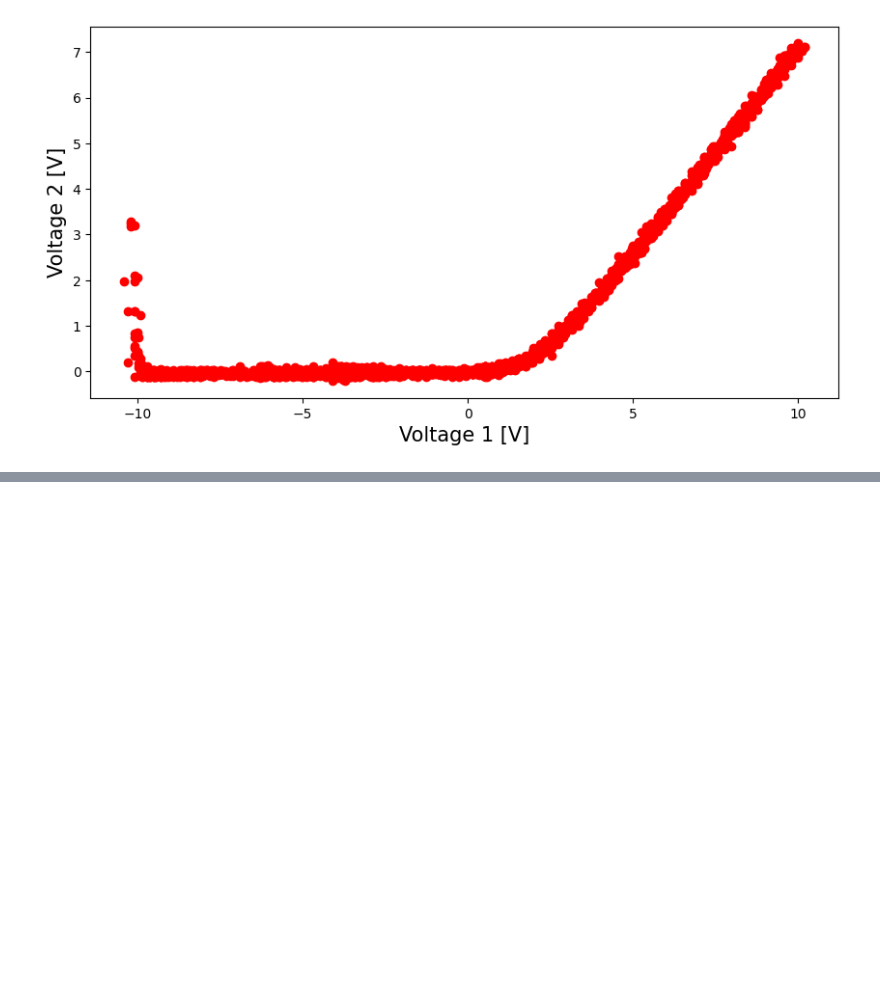
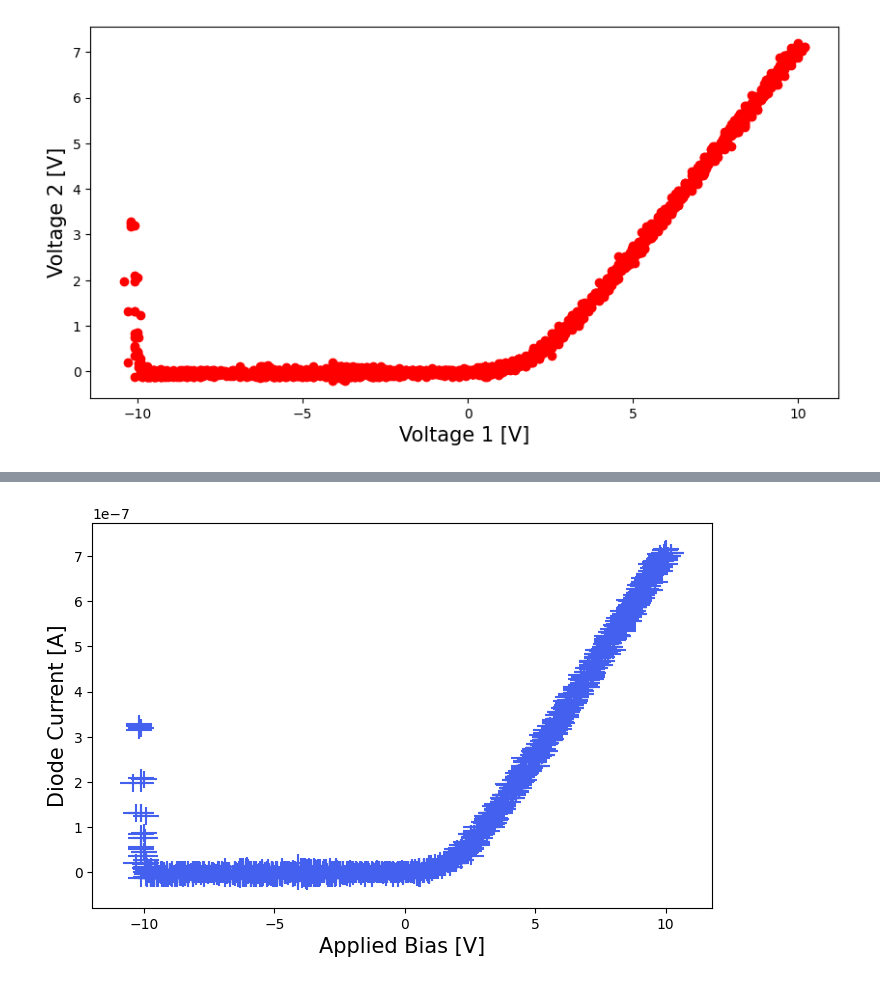
Before and after one commit to devkhullar/phys2925, a Jupyter notebook: franck_hertz_experiment/code/analysis.ipynb, the cells around one changed output, grey strips where cells are left out. Saved outputs shown, nothing was run; the diff lists cells and outputs as text; code cells hidden in the pictures; blank space fills up the shorter version.

```diff
--- a/franck_hertz_experiment/code/analysis.ipynb
+++ b/franck_hertz_experiment/code/analysis.ipynb
@@ -31,0 +107,20 @@ plt.savefig('../tex/figures/part_1_XY.png', bbox_inches='tight')
+# %%
+temp = data.copy()
+temp['dVolt1'] = 3 / 100 * data['Volt1']
+temp['dVolt2'] = 3 / 100 * data['Volt2']
+
+plt.figure(figsize=(8, 5))
+plt.errorbar(
+    data['Volt1'],
+    data['Current (A)'],
+    yerr=temp['dCurrent (A)'].abs(),
+    xerr=0.5,
+    fmt='o',
+    markersize=0.5,
+    color='#4361ee',
+)
+plt.xlabel(r'Applied Bias [V]', fontsize=fontsize)
+plt.ylabel(r'Diode Current [A]', fontsize=fontsize)
+plt.savefig('../tex/figures/part_1_anode_current_vs_applied_bias.png', bbox_inches='tight')
+# %% [output]
+[figure, added]
```
Also changed, not shown: parts of 49 cells of this notebook.
